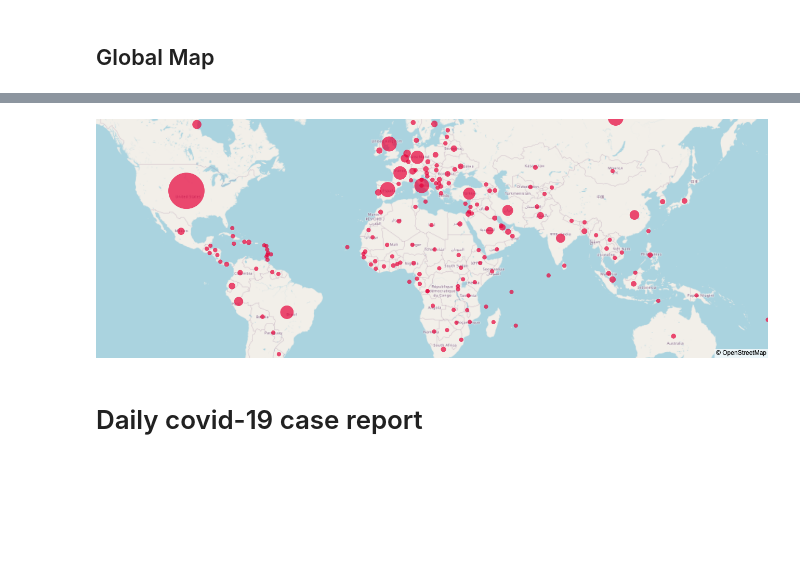
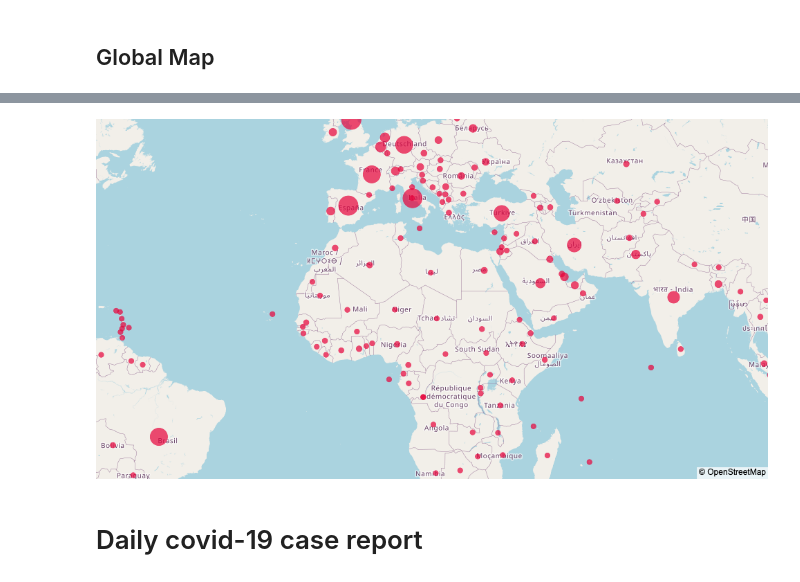
Before and after one commit to benai9916/covid-19-analysis, a Jupyter notebook: covid-19-dashboard-Dash.ipynb, the cells around one changed output, grey strips where cells are left out. Saved outputs shown, nothing was run; the diff lists cells and outputs as text; code cells hidden in the pictures; blank space fills up the shorter version.

```diff
--- a/covid-19-dashboard.ipynb
+++ b/covid-19-dashboard-Dash.ipynb
@@ -133,16 +135,16 @@ world_tally = dbc.Container(
 # %%
 # global map heading
 
 global_map_heading = html.H2(children='World map view', className='mt-5 py-4 pb-3 text-center')
 
 # ploting the map
 map_fig = px.scatter_mapbox(country_df, lat="Lat", lon="Long_", hover_name="Country", hover_data=["Confirmed", "Deaths"],
-                        color_discrete_sequence=["#e60039"], zoom=1.5, height=500, size_max=50, size=circle_radius)
+                        color_discrete_sequence=["#e60039"], zoom=2, height=500, size_max=50, size=circle_radius)
 
-map_fig.update_layout(mapbox_style="open-street-map", margin={"r":0,"t":0,"l":0,"b":0}, height=460)
+map_fig.update_layout(mapbox_style="open-street-map", margin={"r":0,"t":0,"l":0,"b":0}, height=520)
 # %% [output]
 [interactive output not drawn]
-[figure, old version]
+[figure, new version]
 # %% [markdown]
 # Daily covid-19 case report
 # %%
```
Also changed, not shown: parts of 9 cells of this notebook, 9 other files.
